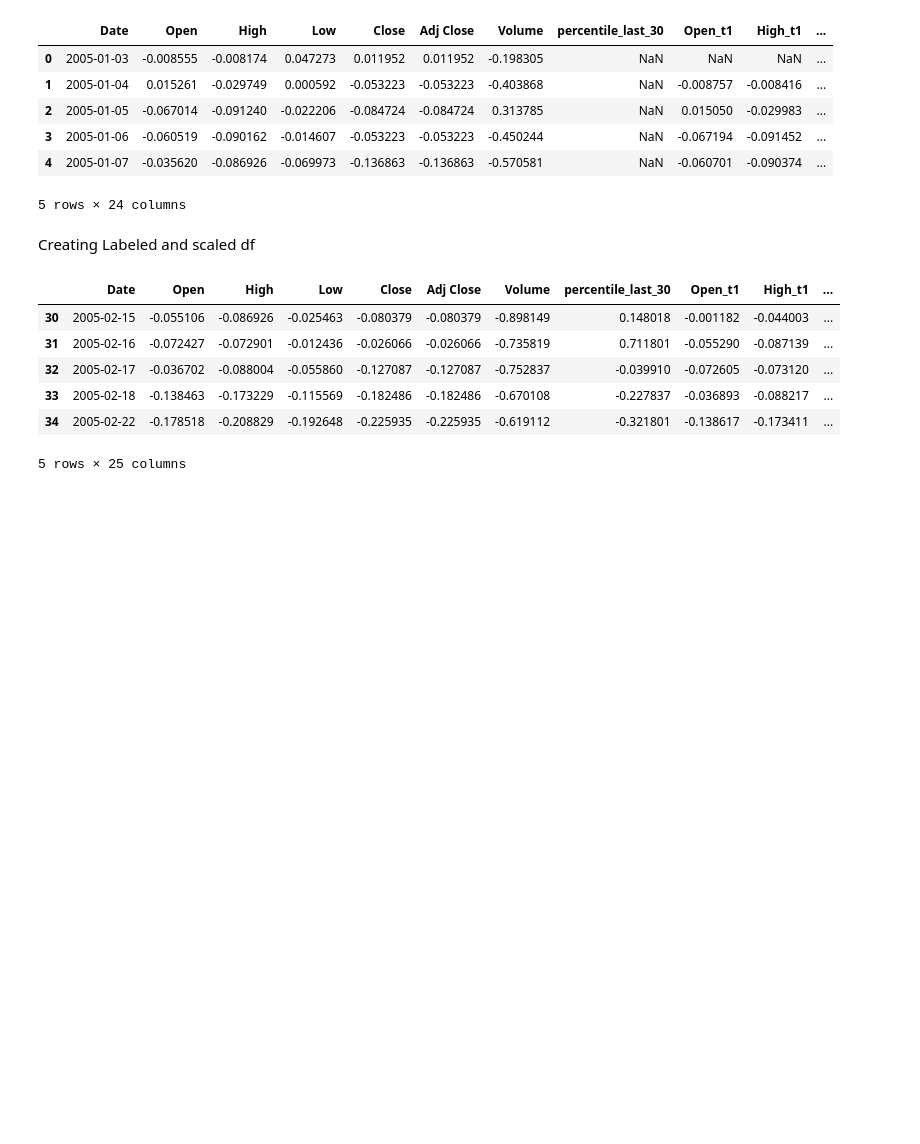
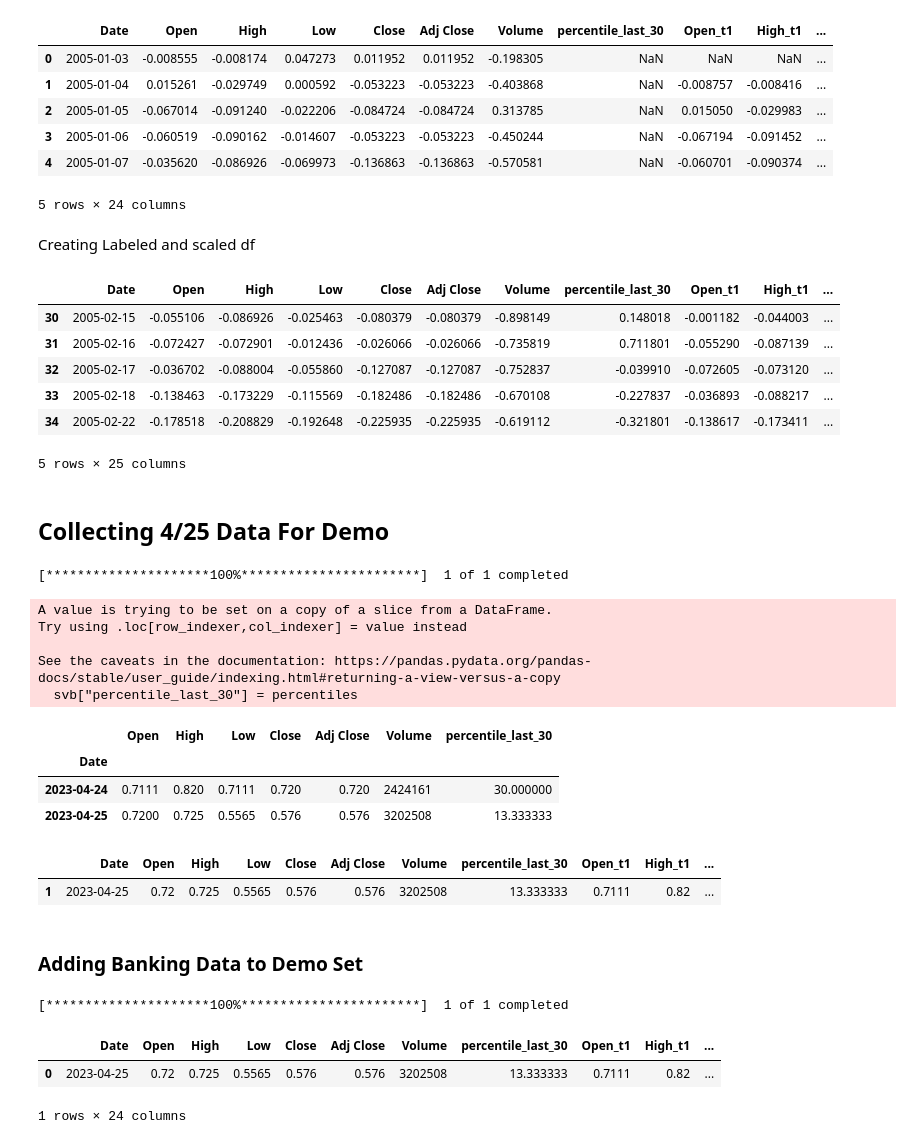
Before and after one commit to alchemicHen/i320D_ML_Final, a Jupyter notebook: data_period2_engineering.ipynb, the cells around one changed output. Cells and saved outputs as stored; diff of their text form; code cells hidden in the pictures; blank space fills up the shorter version.

```diff
--- a/data_period2_engineering.ipynb
+++ b/data_period2_engineering.ipynb
@@ -345,3 +345,44 @@ df_labeled_scaled.head()
 5 rows × 25 columns
 # %%
 df_labeled_scaled.to_csv('labelled_scaled_period1.csv')
+# %% [markdown]
+## Collecting 4/25 Data For Demo
+# %%
+import yfinance as yf
+
+svb = yf.download("SIVB").tail(40)
+# %% [output]
+[*********************100%***********************]  1 of 1 completed
+# %%
+import numpy as np
+import scipy.stats as stats
+import pandas as pd
+
+close = svb['Adj Close']
+percentiles = []
+
+for i, val in enumerate(close):
+
+    # Selecting last 30 days of prices
+    last_30 = close[i-30: i]
+
+    # Calculating percentile of current price in respect to the last 30
+    if np.any(last_30):
+        median = stats.percentileofscore(last_30, close[i])
+        percentiles.append(median)
+    else:
+        percentiles.append(np.NaN)
+
+svb["percentile_last_30"] = percentiles
+svb = svb.tail(2)
+svb
+# %% [output]
+A value is trying to be set on a copy of a slice from a DataFrame.
+Try using .loc[row_indexer,col_indexer] = value instead
+
+See the caveats in the documentation: https://pandas.pydata.org/pandas-docs/stable/user_guide/indexing.html#returning-a-view-versus-a-copy
+  svb["percentile_last_30"] = percentiles
+|  | Open | High | Low | Close | Adj Close | Volume | percentile_last_30 |
+| Date |  |  |  |  |  |  |  |
+| 2023-04-24 | 0.7111 | 0.820 | 0.7111 | 0.720 | 0.720 | 2424161 | 30.000000 |
+| 2023-04-25 | 0.7200 | 0.725 | 0.5565 | 0.576 | 0.576 | 3202508 | 13.333333 |
@@ -347,0 +395,8 @@ df_labeled_scaled.to_csv('labelled_scaled_period1.csv')
+# %%
+demo_df = demo_df.rename(columns={"key_0": "Date"})
+demo_df
+# %% [output]
+|  | Date | Open | High | Low | Close | Adj Close | Volume | percentile_last_30 | Open_t1 | High_t1 | ... |
+| 1 | 2023-04-25 | 0.72 | 0.725 | 0.5565 | 0.576 | 0.576 | 3202508 | 13.333333 | 0.7111 | 0.82 | ... |
+# %% [markdown]
+### Adding Banking Data to Demo Set
@@ -347,0 +410,18 @@ df_labeled_scaled.to_csv('labelled_scaled_period1.csv')
+# %%
+# Adding S&P
+
+sp500 = yf.download("^GSPC")
+sp500 = sp500.add_suffix('_SP500')
+sp500 = sp500.tail(1)
+sp500
+
+demo_df = pd.merge(demo_df, sp500, left_on=['Date'], right_on=sp500.index)
+# %% [output]
+[*********************100%***********************]  1 of 1 completed
+# %%
+demo_df.to_csv('demo_data.csv')
+demo_df
+# %% [output]
+|  | Date | Open | High | Low | Close | Adj Close | Volume | percentile_last_30 | Open_t1 | High_t1 | ... |
+| 0 | 2023-04-25 | 0.72 | 0.725 | 0.5565 | 0.576 | 0.576 | 3202508 | 13.333333 | 0.7111 | 0.82 | ... |
+1 rows × 24 columns
```
Also changed, not shown: parts of 2 cells of this notebook, 6 other files.
